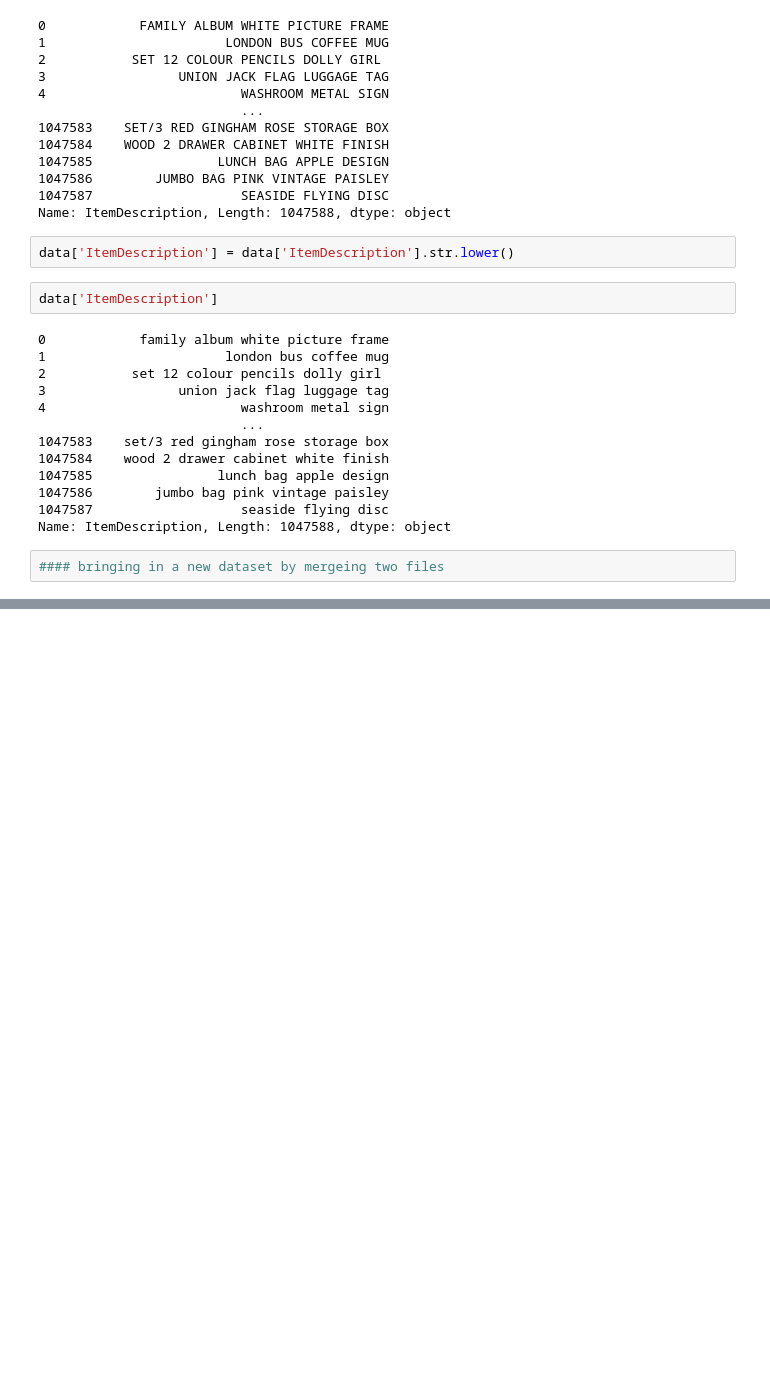
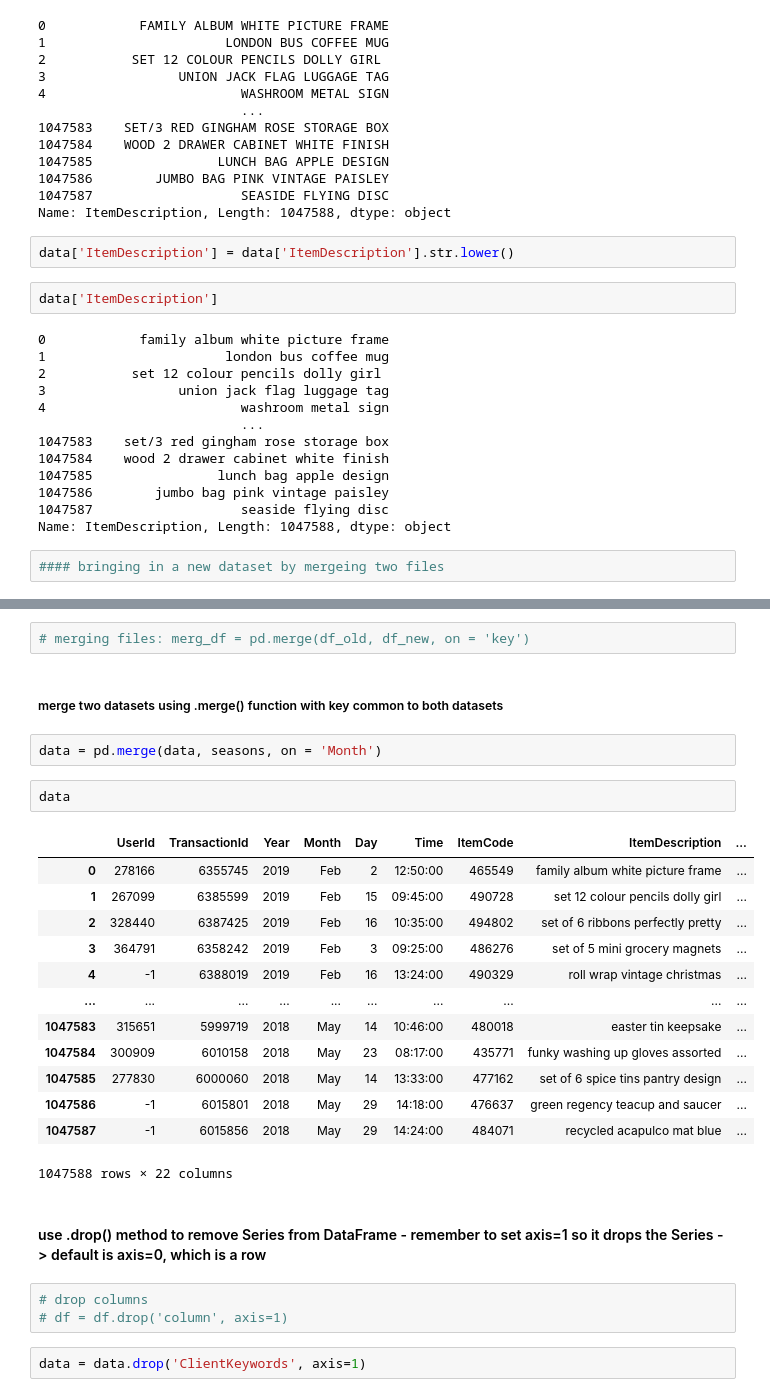
Before and after one commit to markslima/data_cleaned, a Jupyter notebook: valueinc_sales.ipynb, the cells around one changed output, grey strips where cells are left out. Saved outputs shown, nothing was run; the diff lists cells and outputs as text; blank space fills up the shorter version.

```diff
--- a/valueinc_sales.ipynb
+++ b/valueinc_sales.ipynb
@@ -438,0 +439,29 @@ seasons
+# %%
+# merging files: merg_df = pd.merge(df_old, df_new, on = 'key')
+# %% [markdown]
+##### merge two datasets using .merge() function with key common to both datasets
+# %%
+data = pd.merge(data, seasons, on = 'Month')
+# %%
+data
+# %% [output]
+|  | UserId | TransactionId | Year | Month | Day | Time | ItemCode | ItemDescription | ... |
+| 0 | 278166 | 6355745 | 2019 | Feb | 2 | 12:50:00 | 465549 | family album white picture frame | ... |
+| 1 | 267099 | 6385599 | 2019 | Feb | 15 | 09:45:00 | 490728 | set 12 colour pencils dolly girl | ... |
+| 2 | 328440 | 6387425 | 2019 | Feb | 16 | 10:35:00 | 494802 | set of 6 ribbons perfectly pretty | ... |
+| 3 | 364791 | 6358242 | 2019 | Feb | 3 | 09:25:00 | 486276 | set of 5 mini grocery magnets | ... |
+| 4 | -1 | 6388019 | 2019 | Feb | 16 | 13:24:00 | 490329 | roll wrap vintage christmas | ... |
+| ... | ... | ... | ... | ... | ... | ... | ... | ... | ... |
+| 1047583 | 315651 | 5999719 | 2018 | May | 14 | 10:46:00 | 480018 | easter tin keepsake | ... |
+| 1047584 | 300909 | 6010158 | 2018 | May | 23 | 08:17:00 | 435771 | funky washing up gloves assorted | ... |
+| 1047585 | 277830 | 6000060 | 2018 | May | 14 | 13:33:00 | 477162 | set of 6 spice tins pantry design | ... |
+| 1047586 | -1 | 6015801 | 2018 | May | 29 | 14:18:00 | 476637 | green regency teacup and saucer | ... |
+| 1047587 | -1 | 6015856 | 2018 | May | 29 | 14:24:00 | 484071 | recycled acapulco mat blue | ... |
+1047588 rows × 22 columns
+# %% [markdown]
+#### use .drop() method to remove Series from DataFrame - remember to set axis=1 so it drops the Series -> default is axis=0, which is a row
+# %%
+# drop columns
+# df = df.drop('column', axis=1)
+# %%
+data = data.drop('ClientKeywords', axis=1)
```
Also changed, not shown: parts of 10 cells of this notebook.
